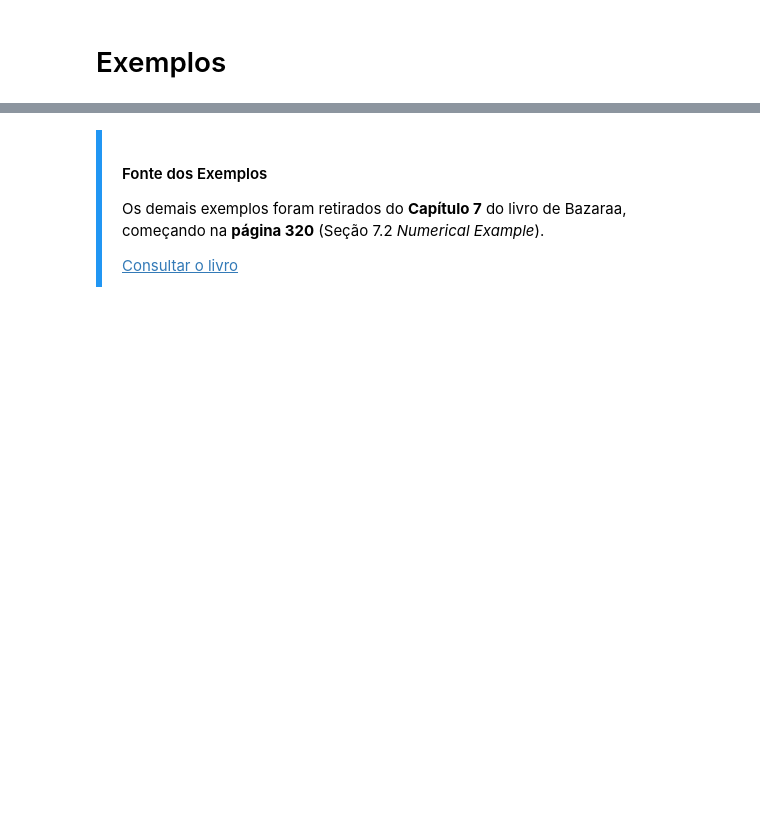
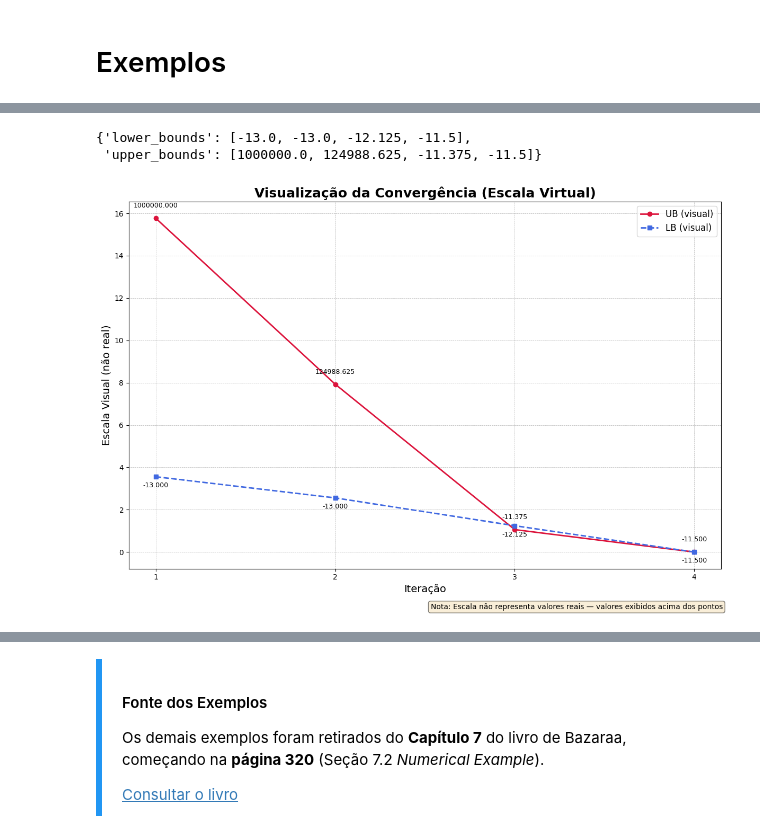
Before and after one commit to JoseBieco/SME5901-SME5902-Entregas, a Jupyter notebook: Dantzig-Wolfe.ipynb, the cells around one changed output, grey strips where cells are left out. Drawn from its saved outputs; the diff is of its cells as text; code cells hidden in the pictures; blank space fills up the shorter version.

Commit message:
Plot DW

```diff
--- a/Dantzig-Wolfe.ipynb
+++ b/Dantzig-Wolfe.ipynb
@@ -409,6 +385,15 @@ Valor Ótimo da Função Objetivo: -11.500000
 Valores das Variáveis de Decisão:
   - Solução x: [2.  2.5]
 ===================================================
+# %%
+dw_solver.get_convergence_history()
+# %% [output]
+{'lower_bounds': [-13.0, -13.0, -12.125, -11.5],
+ 'upper_bounds': [1000000.0, 124988.625, -11.375, -11.5]}
+# %%
+dw_solver.plot_convergence()
+# %% [output]
+[figure, added]
 # %% [markdown]
 ## Modelo Original
 
```
Also changed, not shown: parts of 19 cells of this notebook.
